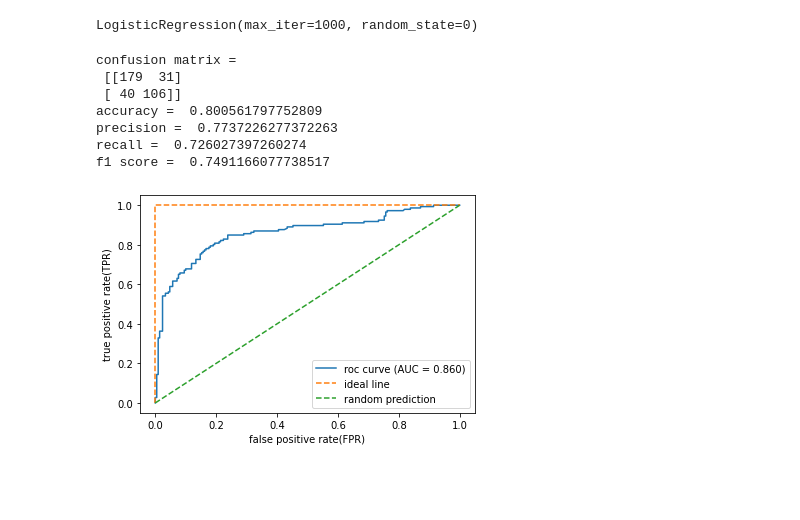
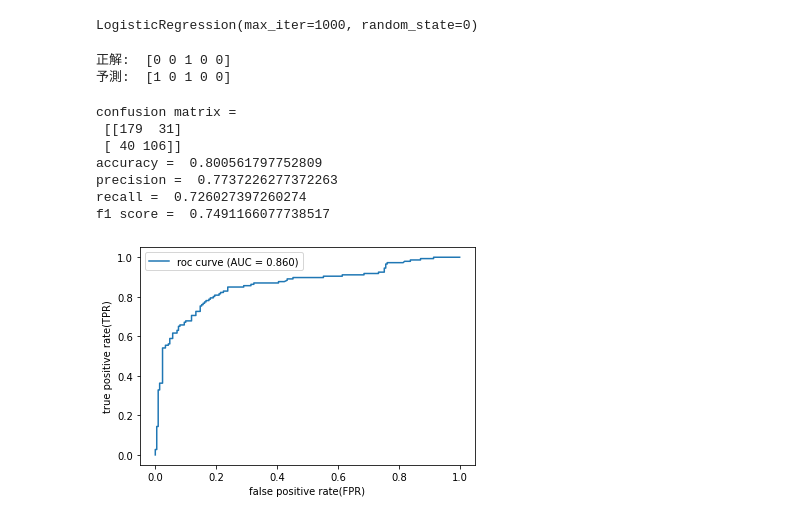
Before and after one commit to peisuke/ml-works, a Jupyter notebook: 4/4_2.ipynb, the cells around one changed output. Saved outputs shown, nothing was run; the diff lists cells and outputs as text; code cells hidden in the pictures; blank space fills up the shorter version.

```diff
--- a/4/4_2.ipynb
+++ b/4/4_2.ipynb
@@ -60,6 +87,13 @@ LogisticRegression(max_iter=1000, random_state=0)
 # %%
 #モデルからYの値を予測して出力
 Y_pred = lr.predict(X_test)
+# %%
+# 最初の5個のデータについて正解と予測を表示
+print('正解: ', Y_test[:5].values)
+print('予測: ', Y_pred[:5])
+# %% [output]
+正解:  [0 0 1 0 0]
+予測:  [1 0 1 0 0]
 # %%
 #混同行列、正解率、適合率、再現率、F値を表示
 from sklearn.metrics import confusion_matrix, accuracy_score, precision_score,recall_score,f1_score
@@ -86,11 +119,9 @@ fpr, tpr, thresholds = roc_curve(y_true=Y_test,y_score=Y_score)
 # %%
 #ROC曲線を描き、AUCを算出
 plt.plot(fpr,tpr,label='roc curve (AUC = %0.3f)' % auc(fpr,tpr))
-plt.plot([0,0,1], [0,1,1], linestyle='--', label='ideal line')
-plt.plot([0, 1], [0, 1], linestyle='--', label='random prediction')
 plt.legend()
 plt.xlabel('false positive rate(FPR)')
 plt.ylabel('true positive rate(TPR)')
 plt.show()
 # %% [output]
-[figure, old version]
+[figure, new version]
```
Also changed, not shown: parts of 5 cells of this notebook.
